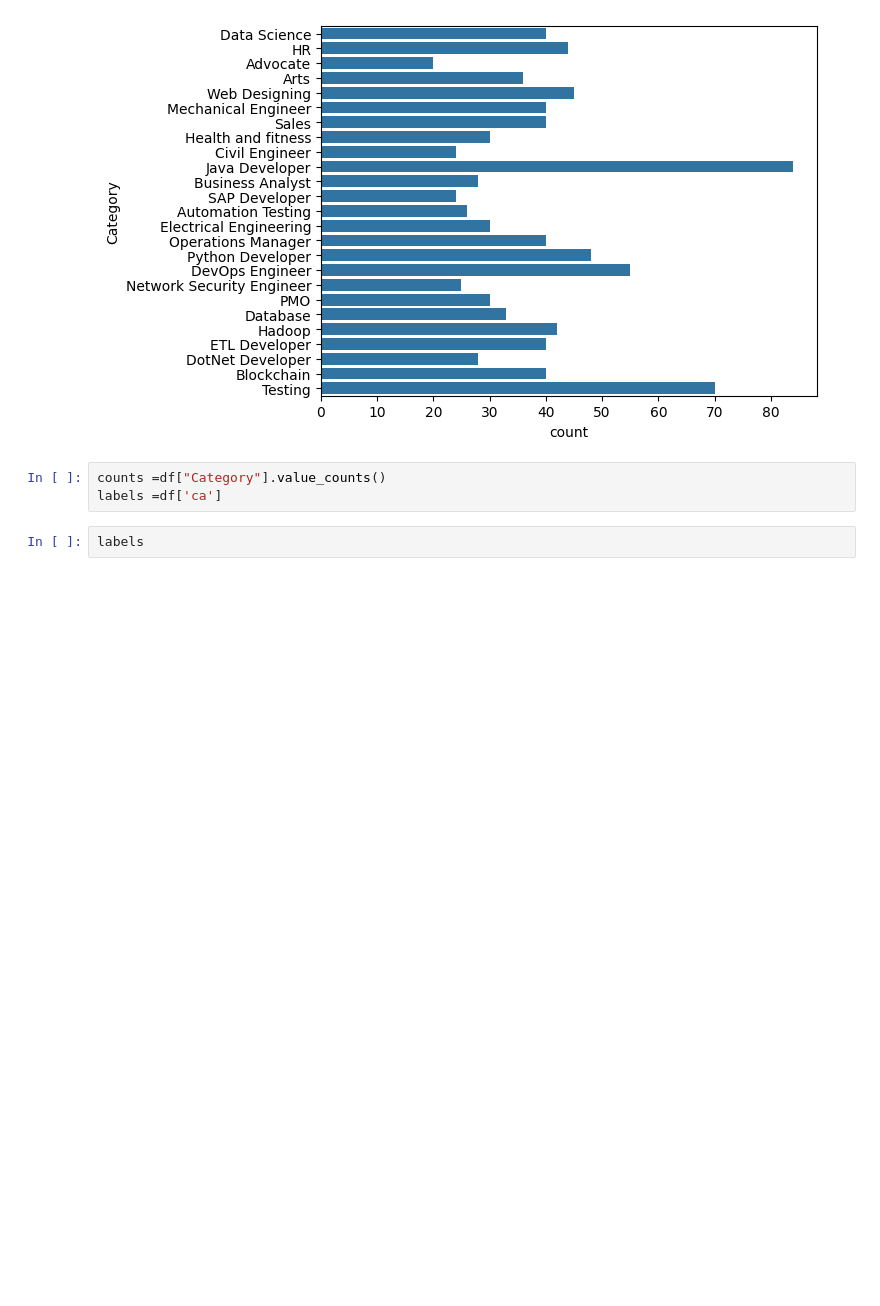
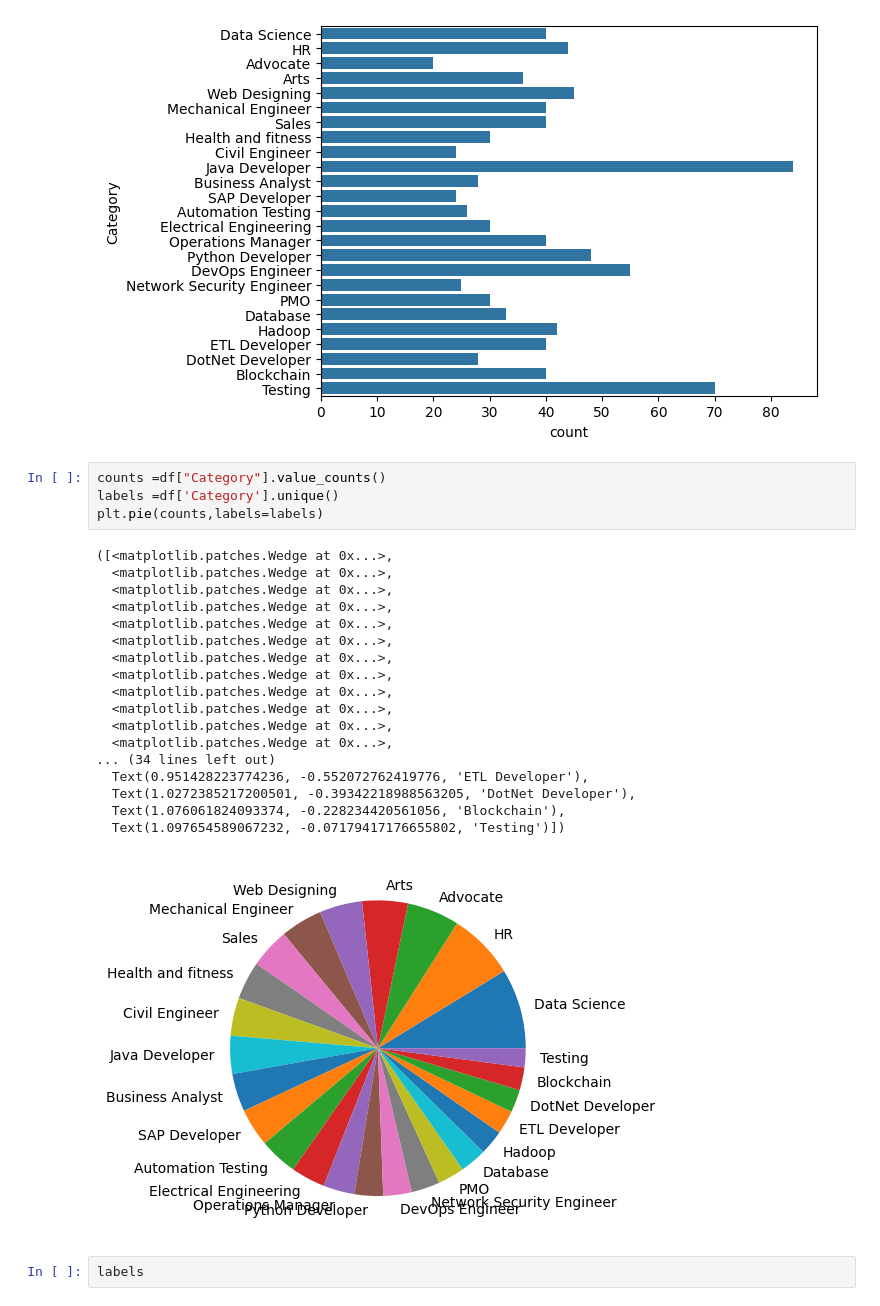
Before and after one commit to shounak-max/resume_screening_app, a Jupyter notebook: Untitled.ipynb, the cells around one changed output. Cells and saved outputs as stored; diff of their text form; blank space fills up the shorter version.

```diff
--- a/Untitled.ipynb
+++ b/Untitled.ipynb
@@ -46,6 +46,26 @@ sns.countplot(df['Category'])
 [figure]
 # %%
 counts =df["Category"].value_counts()
-labels =df['ca']
+labels =df['Category'].unique()
+plt.pie(counts,labels=labels)
+# %% [output]
+([<matplotlib.patches.Wedge at 0x...>,
+  <matplotlib.patches.Wedge at 0x...>,
+  <matplotlib.patches.Wedge at 0x...>,
+  <matplotlib.patches.Wedge at 0x...>,
+  <matplotlib.patches.Wedge at 0x...>,
+  <matplotlib.patches.Wedge at 0x...>,
+  <matplotlib.patches.Wedge at 0x...>,
+  <matplotlib.patches.Wedge at 0x...>,
+  <matplotlib.patches.Wedge at 0x...>,
+  <matplotlib.patches.Wedge at 0x...>,
+  <matplotlib.patches.Wedge at 0x...>,
+  <matplotlib.patches.Wedge at 0x...>,
+... (34 lines left out)
+  Text(0.951428223774236, -0.552072762419776, 'ETL Developer'),
+  Text(1.0272385217200501, -0.39342218988563205, 'DotNet Developer'),
+  Text(1.076061824093374, -0.228234420561056, 'Blockchain'),
+  Text(1.097654589067232, -0.07179417176655802, 'Testing')])
+[figure, added]
 # %%
 labels
```
